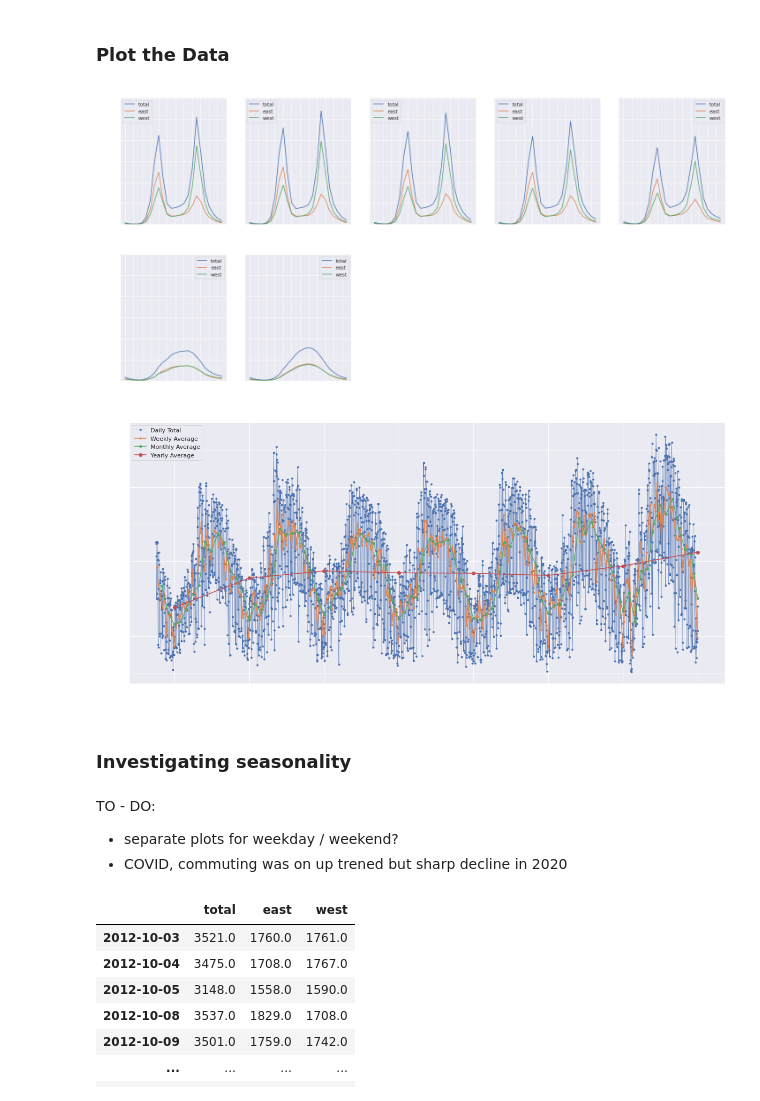
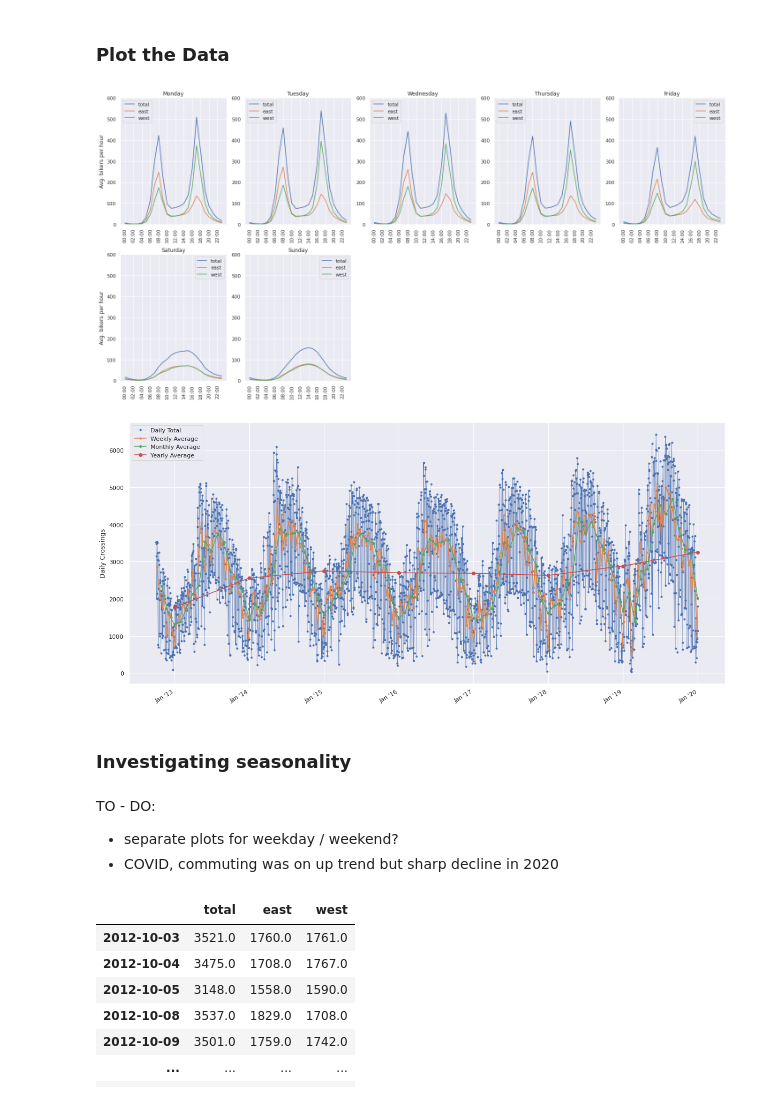
Before and after one commit to advoet/fremont-bikes, a Jupyter notebook: fremont_bikes.ipynb, the cells around one changed output. Cells and saved outputs as stored; diff of their text form; code cells hidden in the pictures.

```diff
--- a/fremont_bikes.ipynb
+++ b/fremont_bikes.ipynb
@@ -93,37 +93,36 @@ for idx, grp in day_groups:
       ax = axes[idx],
       x_compat = True,
   )
   '''
   # Box/whisker plot
   # TO-DO: one for each season
   sns.boxplot(x=grp.index.hour, y=grp.total, ax = axes[idx])
   axes[idx].tick_params(
       axis = 'x',
       rotation = 90,
       )
   '''
-  axes[idx].set_title(grp.index.day_name()[0], color = "white")
+  axes[idx].set_title(grp.index.day_name()[0])
 
 import matplotlib as mpl
 for ax in axes:
   ax.set_ylim((0,600))
   ax.tick_params(
       axis = 'both',
-      colors = 'white',
   )
   ax.tick_params(
       axis = 'x',
       rotation = 90,
   )
   locator = mpl.ticker.IndexLocator(base=2 * 60 * 60, offset=0)
   ax.xaxis.set_major_locator(locator)
   if ax in (axes[0], axes[5]):
-    ax.set_ylabel("Avg. bikers per hour", color = "white")
+    ax.set_ylabel("Avg. bikers per hour")
   ax.set_xlabel("")
 
 plt.tight_layout()
 # %% [output]
-[figure, old version]
+[figure, new version]
 # %%
 daily_totals = all_data[['total', 'east', 'west']].resample('d').sum()
 weekly_totals = all_data[['total', 'east', 'west']].resample('w').sum()
@@ -163,8 +162,8 @@ if 'y' in TO_PLOT:
   )
 
 ax.legend()
-ax.tick_params(axis = 'both', colors = 'white')
-ax.set_ylabel("Daily Crossings", color = 'white')
+ax.tick_params(axis = 'both')
+ax.set_ylabel("Daily Crossings")
 
 from matplotlib.dates import DateFormatter
 myFmt = DateFormatter("%b '%y")
@@ -172,13 +171,13 @@ ax.xaxis.set_major_formatter(myFmt)
 fig.autofmt_xdate()
 pass
 # %% [output]
-[figure, old version]
+[figure, new version]
 # %% [markdown]
 ### Investigating seasonality
 # %% [markdown]
 TO - DO:
  - separate plots for weekday / weekend?
- - COVID, commuting was on up trened but sharp decline in 2020
+ - COVID, commuting was on up trend but sharp decline in 2020
 # %%
 daily_totals[daily_totals.index.dayofweek < 5]
 # %% [output]
```
Also changed, not shown: parts of 11 cells of this notebook.
